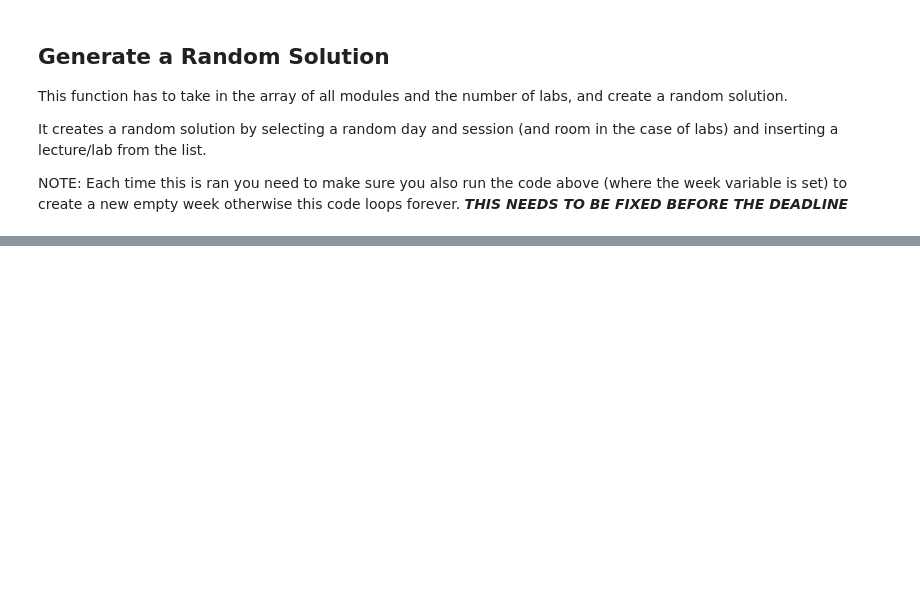
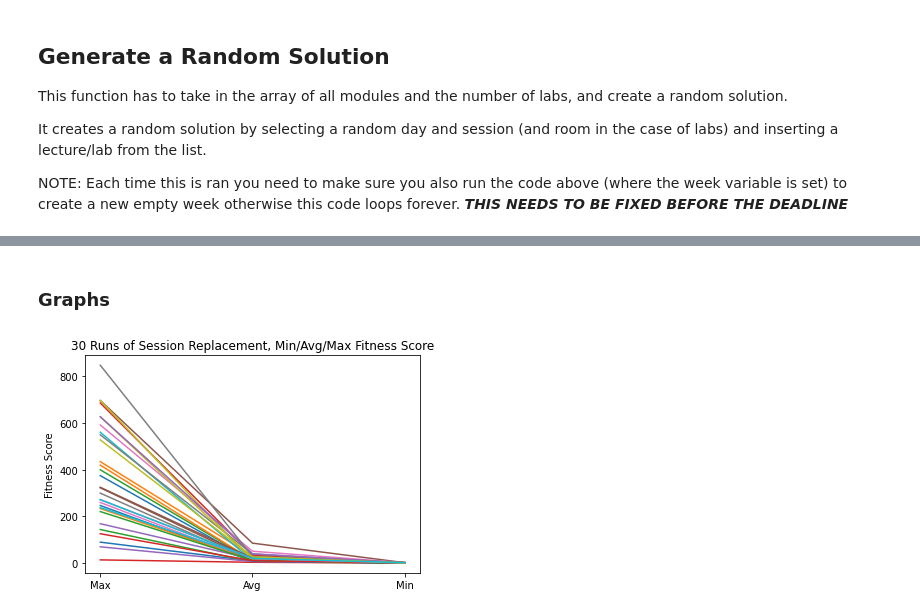
Before and after one commit to Dodecahedrane/COMP-2002-Assignment, a Jupyter notebook: Assignment Notebook.ipynb, the cells around one changed output, grey strips where cells are left out. Saved outputs shown, nothing was run; the diff lists cells and outputs as text; code cells hidden in the pictures; blank space fills up the shorter version.

Commit message:
Graphs added

```diff
--- a/Assignment Notebook.ipynb
+++ b/Assignment Notebook.ipynb
@@ -890,0 +758,21 @@ plt.show()
+# %%
+bestFitnessSr = []
+bestFitnessRr = []
+
+bestWeekSr = []
+bestWeekRr = []
+
+resultsSr = []
+resultsRr = []
+
+for i in range (30):
+    bestFitnessSrOutput, bestWeekSrOutput = hillclimber("sr", 500)
+    bestFitnessSr.append(bestFitnessSrOutput)
+    bestWeekSr.append(bestWeekSrOutput)
+
+    bestFitnessRrOutput, bestWeekRrOutput = hillclimber("rr", 500)
+    bestFitnessRr.append(bestFitnessRrOutput)
+    bestWeekRr.append(bestWeekRrOutput)
+
+    resultsSr.append([max(bestFitnessSr[i]), sum(bestFitnessSr[i])/len(bestFitnessSr[i]), min(bestFitnessSr[i])])
+    resultsRr.append([max(bestFitnessRr[i]),  sum(bestFitnessRr[i])/len(bestFitnessRr[i]), min(bestFitnessRr[i])])
@@ -890,0 +799,13 @@ plt.show()
+# %% [markdown]
+### Graphs
+# %%
+import matplotlib.pyplot as plt
+
+for r in resultsSr:
+    plt.plot(["Max","Avg","Min"], r)
+
+plt.title('30 Runs of Session Replacement, Min/Avg/Max Fitness Score')
+plt.ylabel('Fitness Score')
+plt.show()
+# %% [output]
+[figure, added]
```
Also changed, not shown: parts of 38 cells of this notebook.
